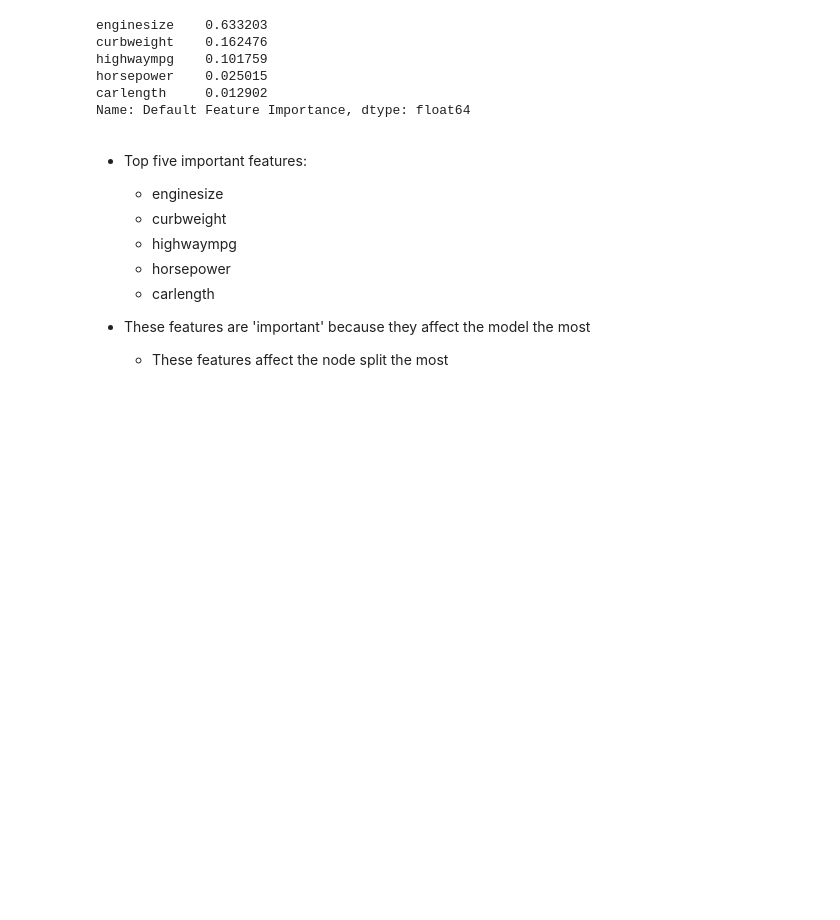
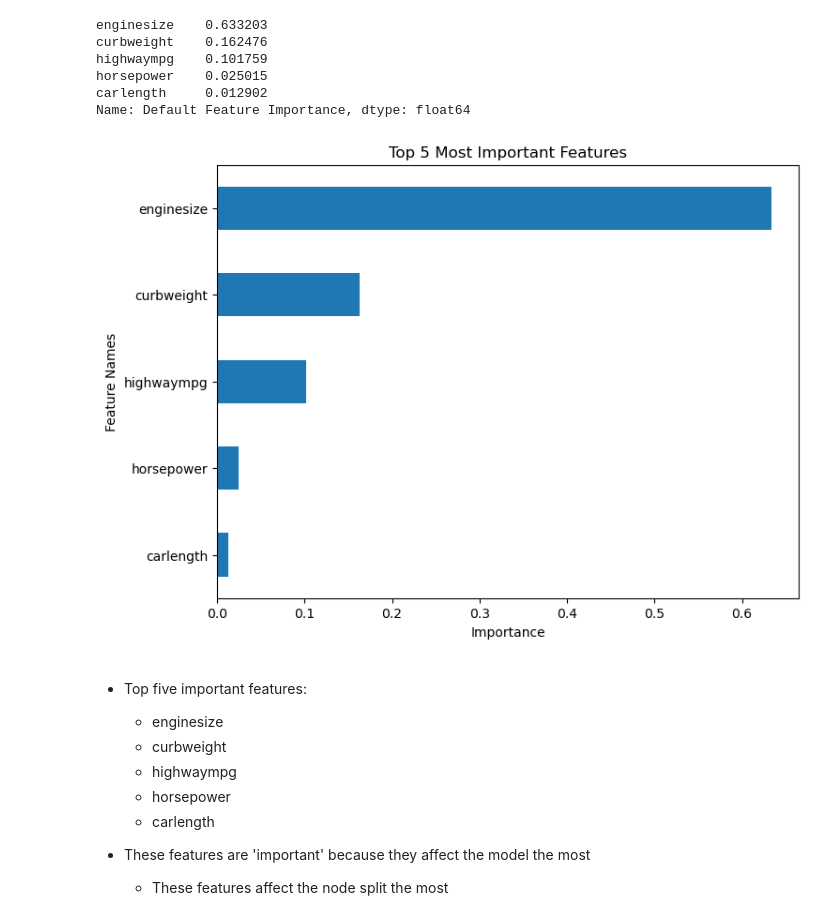
Before and after one commit to jonnunez92/-Practice1--Sklearn-v1.1---Feature-Importance, a Jupyter notebook: (Practice1) Sklearn v1.1 & Feature Importance - Jonathan Nunez.ipynb, the cells around one changed output. Drawn from its saved outputs; the diff is of its cells as text; code cells hidden in the pictures; blank space fills up the shorter version.

```diff
--- a/(Practice1) Sklearn v1.1 & Feature Importance - Jonathan Nunez.ipynb
+++ b/(Practice1) Sklearn v1.1 & Feature Importance - Jonathan Nunez.ipynb
@@ -279,3 +277,7 @@ plot_importance()
+# %%
+plot_importance(def_importances, top_n=5);
+# %% [output]
+[figure, added]
 # %% [markdown]
 - Top five important features:
     - enginesize
```
Also changed, not shown: parts of 2 cells of this notebook.
